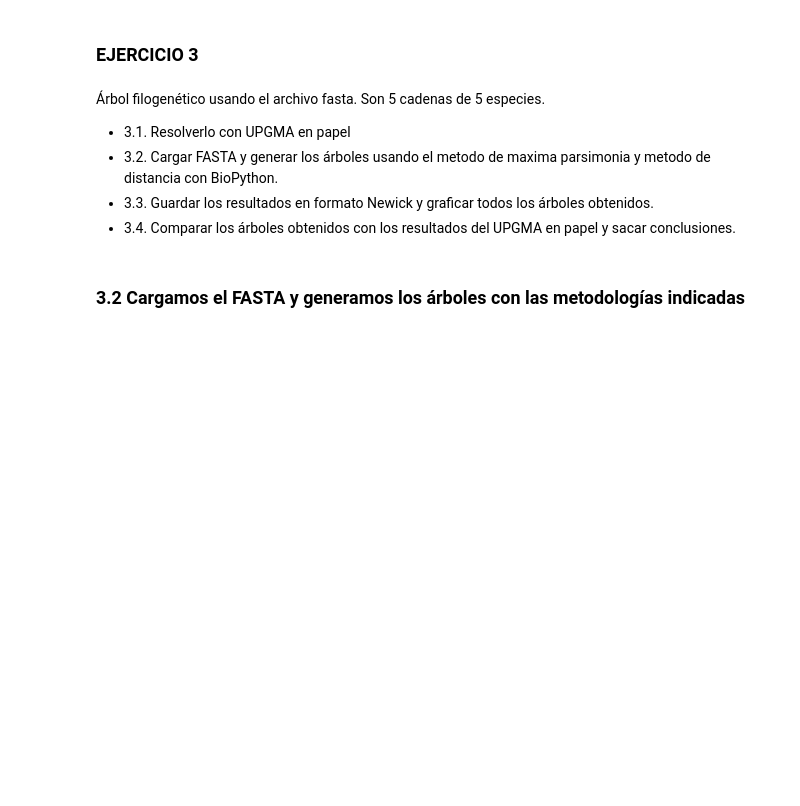
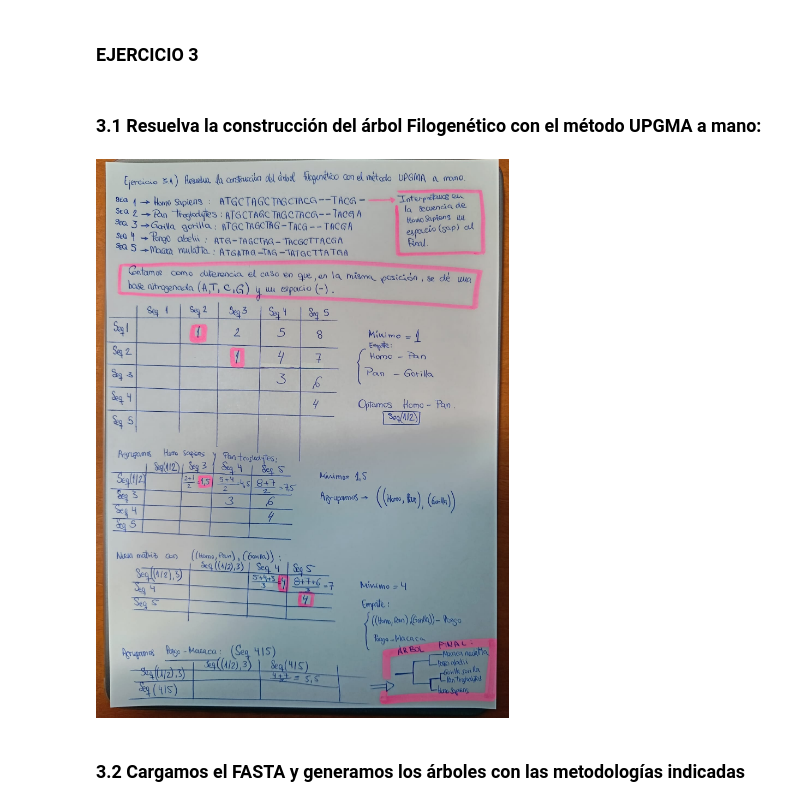
Before and after one commit to giselabcruz/phylogenetic-trees-exercises, a Jupyter notebook: exercises.ipynb, the cells around one changed output. Drawn from its saved outputs; the diff is of its cells as text; code cells hidden in the pictures; blank space fills up the shorter version.

```diff
--- a/exercises.ipynb
+++ b/exercises.ipynb
@@ -250,13 +252,12 @@ Phylo.draw(tree, xlim=(-0.1, 1.3))
 En este ejercicio se modificaron manualmente distintos atributos del árbol filogenético cargado desde `fungi.dnd` con el fin de entender cómo manipular su estructura y su representación gráfica. Primero se renombró una de las especies terminales (_Rozella_allomycis_) para reflejar cómo pueden actualizarse etiquetas dentro del árbol. Después, se ajustó la longitud de rama de *Zoopagales* a un valor fijo (**0.5**), mostrando que es posible alterar directamente las distancias evolutivas representadas por si quisiéramos ajustarlas. Por último, se coloreó en rojo la rama correspondiente a _Rhizophydiales_, evidenciando que Biopython nos permite resaltar visualmente nodos o clados específicos. Estos cambios se reflejaron de forma inmediata en el árbol dibujado, proporcionando una visualización más informativa y demostrando la flexibilidad del formato Newick y de la biblioteca Phylo para editar y personalizar árboles filogenéticos.
 # %% [markdown]
 ### **EJERCICIO 3**
-# %% [markdown]
-Árbol filogenético usando el archivo fasta. Son 5 cadenas de 5 especies.
-
-- 3.1. Resolverlo con UPGMA en papel
-- 3.2. Cargar FASTA y generar los árboles usando el metodo de maxima parsimonia y metodo de distancia con BioPython.
-- 3.3. Guardar los resultados en formato Newick y graficar todos los árboles obtenidos.
-- 3.4. Comparar los árboles obtenidos con los resultados del UPGMA en papel y sacar conclusiones.
+# %% [markdown]
+### 3.1 Resuelva la construcción del árbol Filogenético con el método UPGMA a mano:
+# %%
+display(Image(filename="exercise3/ejercicio_3.png"))
+# %% [output]
+[figure, added]
 # %% [markdown]
 ### 3.2 Cargamos el FASTA y generamos los árboles con las metodologías indicadas
 # %% [markdown]
```
Also changed, not shown: parts of 3 cells of this notebook.
